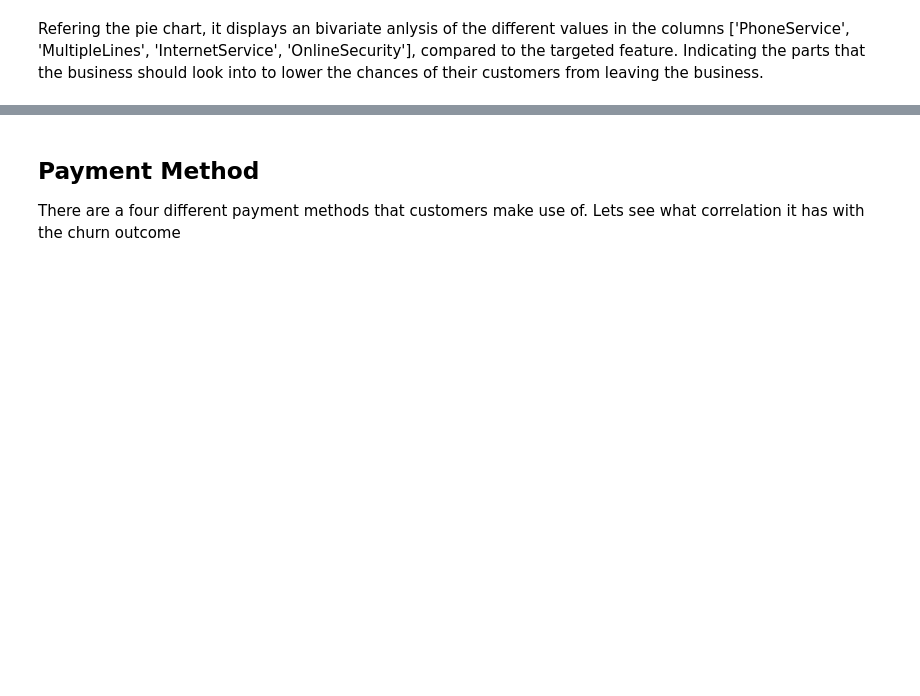
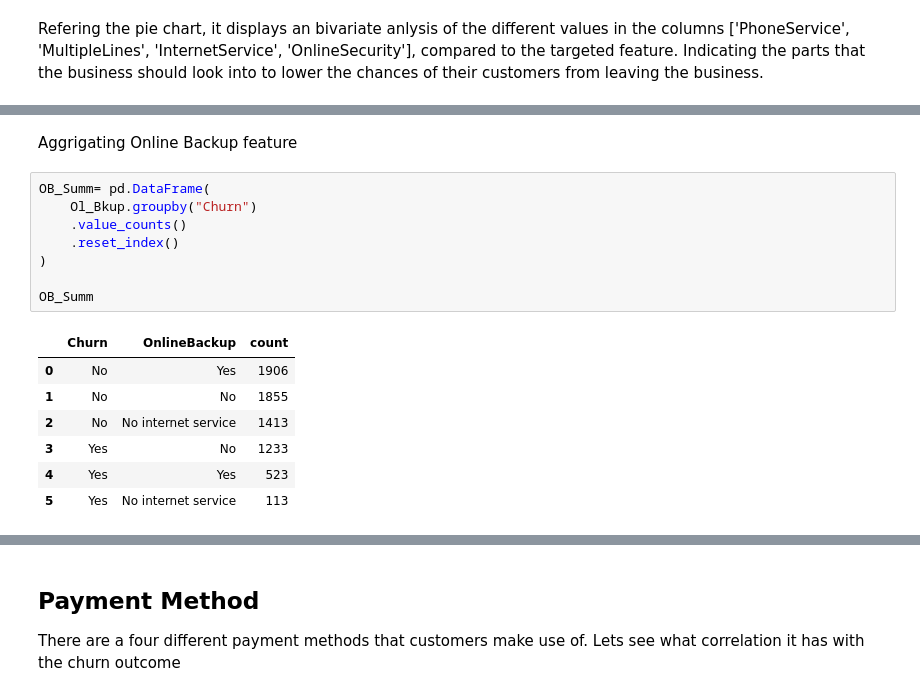
Before and after one commit to PreciousNosiphoDonkrag/MLG382_Projects, a Jupyter notebook: project_2/customer_churn.ipynb, the cells around one changed output, grey strips where cells are left out. Cells and saved outputs as stored; diff of their text form; blank space fills up the shorter version.

```diff
--- a/project_2/customer_churn.ipynb
+++ b/project_2/customer_churn.ipynb
@@ -514,0 +534,18 @@ Refering the pie chart, it displays an bivariate anlysis of the different values
+# %% [markdown]
+Aggrigating Online Backup feature
+# %%
+OB_Summ= pd.DataFrame(
+    Ol_Bkup.groupby("Churn")
+    .value_counts()
+    .reset_index()
+)
+
+OB_Summ
+# %% [output]
+|  | Churn | OnlineBackup | count |
+| 0 | No | Yes | 1906 |
+| 1 | No | No | 1855 |
+| 2 | No | No internet service | 1413 |
+| 3 | Yes | No | 1233 |
+| 4 | Yes | Yes | 523 |
+| 5 | Yes | No internet service | 113 |
```
Also changed, not shown: parts of 10 cells of this notebook.
